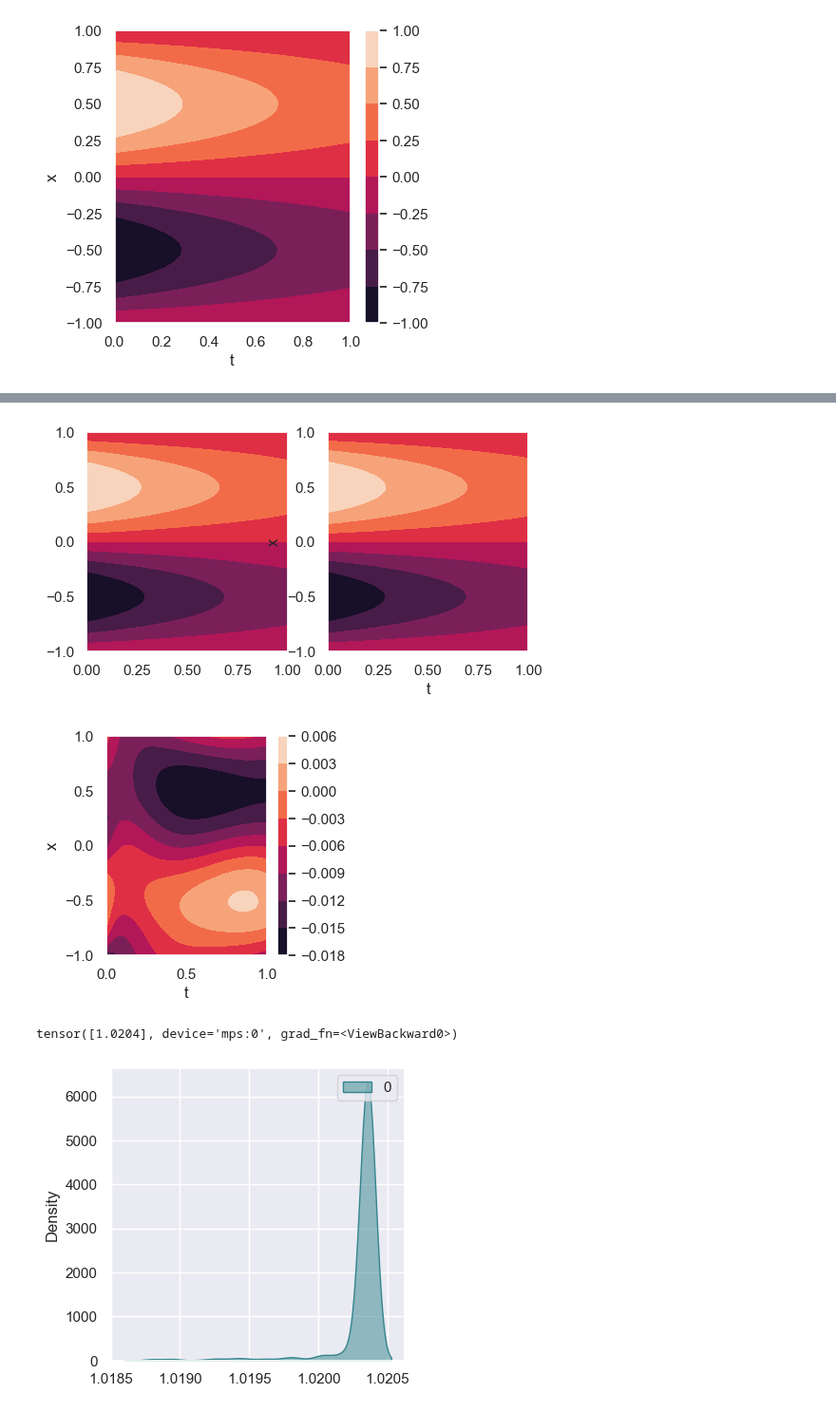
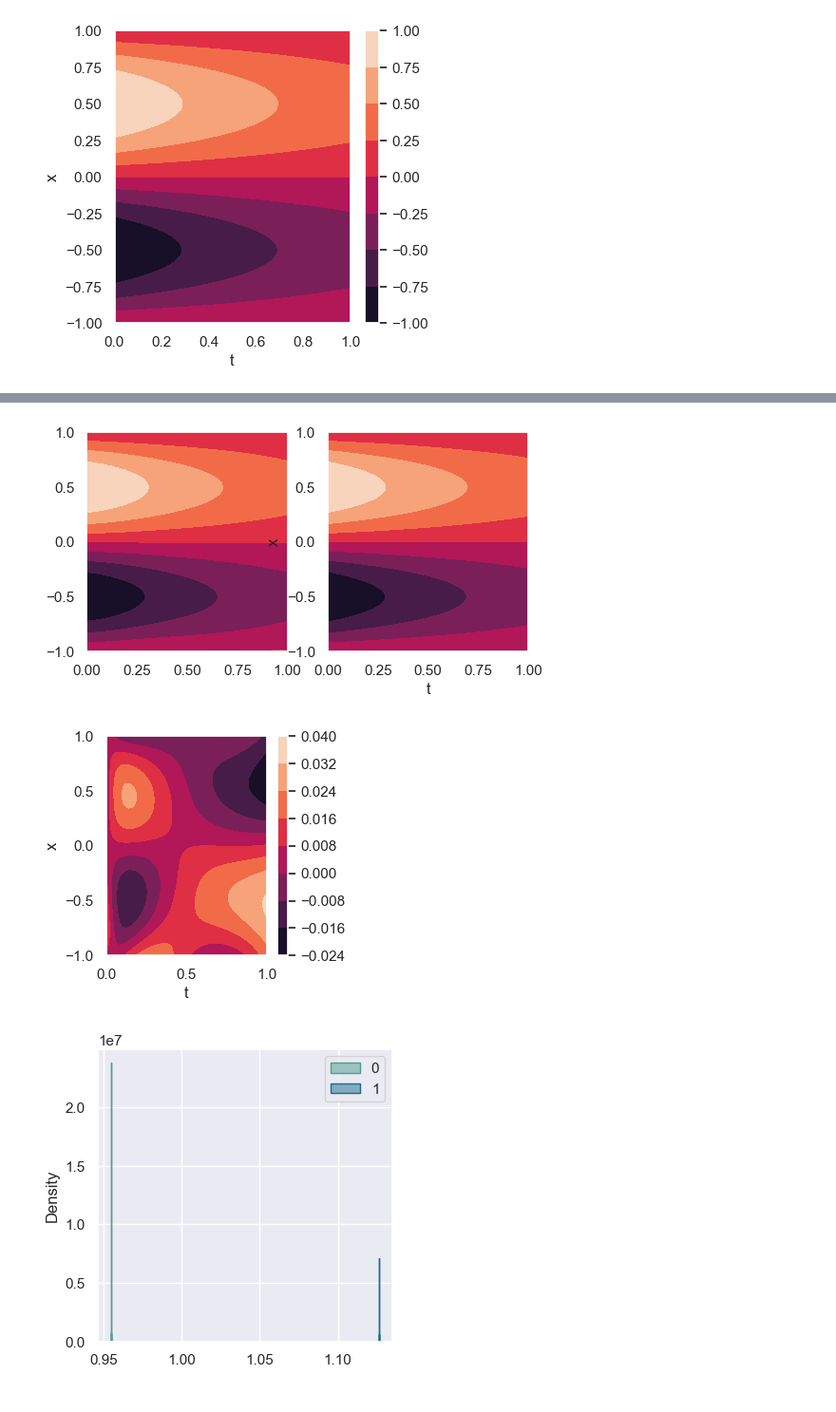
Before and after one commit to csml-beach/deep-bayesian-operator-nets, a Jupyter notebook: notebooks/bayes-pinn-PDE-gpu.ipynb, the cells around one changed output, grey strips where cells are left out. Shown at 95% size. Saved outputs shown, nothing was run; the diff lists cells and outputs as text; code cells hidden in the pictures.

Commit message:
added two parameter estimation example

```diff
--- a/notebooks/bayes-pinn-PDE-gpu.ipynb
+++ b/notebooks/bayes-pinn-PDE-gpu.ipynb
@@ -35,7 +35,7 @@ class Experiment(nn.Module):
         self.w_data = 1
         self.w_bc = 1
         self.numInputs = 2
-        self.numParams = 1
+        self.numParams = 2
         self.numOutputs = 1
         self.hidden_size = 25
 
@@ -114,11 +114,11 @@ class Experiment(nn.Module):
         dy_dx = self.compute_derivative(y, x, 1)
         d2y_dx2 = self.compute_derivative(y, x, 2)
 
-#         residual = dy_dt - self.predicted_params[1] * d2y_dx2 \
-#             + torch.exp(-self.predicted_params[0] * t) * (torch.sin(torch.tensor(np.pi) * x) - torch.tensor(np.pi) ** 2 * torch.sin(torch.tensor(np.pi) * x))
-#
+        residual = dy_dt - self.predicted_params[0] * d2y_dx2 \
+            + torch.exp(-self.predicted_params[1] * t) * (torch.sin(torch.tensor(np.pi) * x) - torch.tensor(np.pi) ** 2 * torch.sin(torch.tensor(np.pi) * x))
 
-        residual = dy_dt - d2y_dx2  + torch.exp(-self.predicted_params[0] * t) * (torch.sin(torch.tensor(np.pi) * x) - torch.tensor(np.pi) ** 2 * torch.sin(torch.tensor(np.pi) * x))
+
+        # residual = dy_dt - d2y_dx2  + torch.exp(-self.predicted_params[0] * t) * (torch.sin(torch.tensor(np.pi) * x) - torch.tensor(np.pi) ** 2 * torch.sin(torch.tensor(np.pi) * x))
         return residual
 
     def loss_initial_condition(self, num_samples=200):
@@ -280,9 +280,9 @@ train_loader, test_loader = create_train_test_datasets(device = net.device)
 # %% [output]
 [figure]
 # %%
-net.w_ic = 3
+net.w_ic = 1
 net.w_data = 1
-net.w_bc   = 3
+net.w_bc   = 1
 # %%
 net.train(70000, optimizer='Adam', lr=1e-2)
 # %% [output]
@@ -292,7 +294,7 @@ KeyboardInterrupt:
 # %%
 net.make_plot()
 # %% [output]
-[figure, old version]
+[figure, new version]
 # %%
 # Plot the error
 
@@ -315,14 +317,14 @@ plt.colorbar(cax)
 plt.xlabel('t');plt.ylabel('x')
 ax1.get_shared_x_axes().join(ax1, ax2)
 # %% [output]
-[figure, old version]
+[figure, new version]
+# %%
+samples = net.sample_parameter_posterior(num_samples=100)
 # %%
-g  = sns.kdeplot(samples, fill=True, palette="crest",
+g  = sns.kdeplot(samples.cpu().data, fill=True, palette="crest",
                  alpha=.5, linewidth=1)
-net.predicted_params
 # %% [output]
-tensor([1.0204], device='mps:0', grad_fn=<ViewBackward0>)
-[figure, old version]
+[figure, new version]
 # %%
 x = torch.linspace(-1, 1, 100).reshape(-1, 1)
 t = torch.linspace(0, 1, 100).reshape(-1, 1)
```
Also changed, not shown: parts of 3 cells of this notebook.
